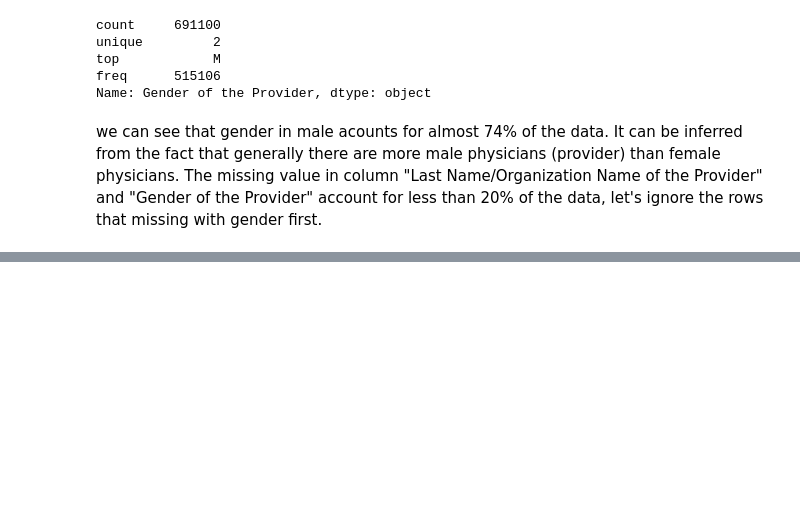
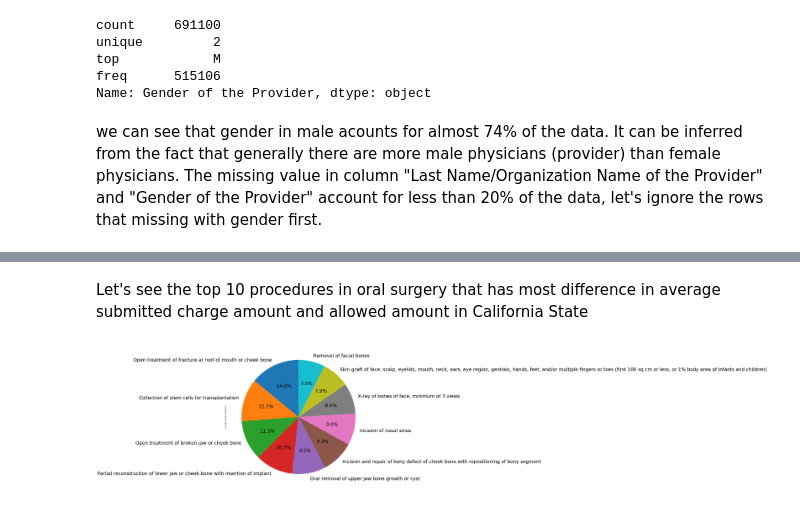
Before and after one commit to chvbs2000/SpringBoard, a Jupyter notebook: Capstone_Project1/analysis.ipynb, the cells around one changed output, grey strips where cells are left out. Cells and saved outputs as stored; diff of their text form; code cells hidden in the pictures; blank space fills up the shorter version.

```diff
--- a/Capstone_Project1/analysis.ipynb
+++ b/Capstone_Project1/analysis.ipynb
@@ -357,0 +156,18 @@ data_ca_dummy = pd.get_dummies(data_ca_drop)
+# %%
+#subset dataframe based on provider type
+data_oral = data_ca_drop.loc[data_ca_drop['Provider Type']=='Oral Surgery (dentists only)']
+data_vas = data_ca_drop.loc[data_ca_drop['Provider Type']=='Vascular Surgery']
+data_cardiac = data_ca_drop.loc[data_ca_drop['Provider Type']=='Cardiac Surgery']
+data_thora = data_ca_drop.loc[data_ca_drop['Provider Type']=='Thoracic Surgery']
+data_neuro = data_ca_drop.loc[data_ca_drop['Provider Type']=='Neurosurgery']
+# %% [markdown]
+Let's see the top 10 procedures in oral surgery that has most difference in average submitted charge amount and allowed amount in California State
+# %%
+group_oral = data_oral.groupby('HCPCS Description')['Average Medicare Difference'].mean().reset_index().sort_values('Average Medicare Difference', ascending = False).head(10)
+plt.figure(figsize=(36,24))
+ax = plt.subplot(121, aspect='equal')
+group_oral.plot(kind='pie', y = 'Average Medicare Difference', ax = ax, autopct='%1.1f%%',
+ startangle=90, shadow=False, labels=group_oral['HCPCS Description'], legend = False, fontsize=30)
+plt.show()
+# %% [output]
+[figure, added]
```
Also changed, not shown: parts of 47 cells of this notebook.
